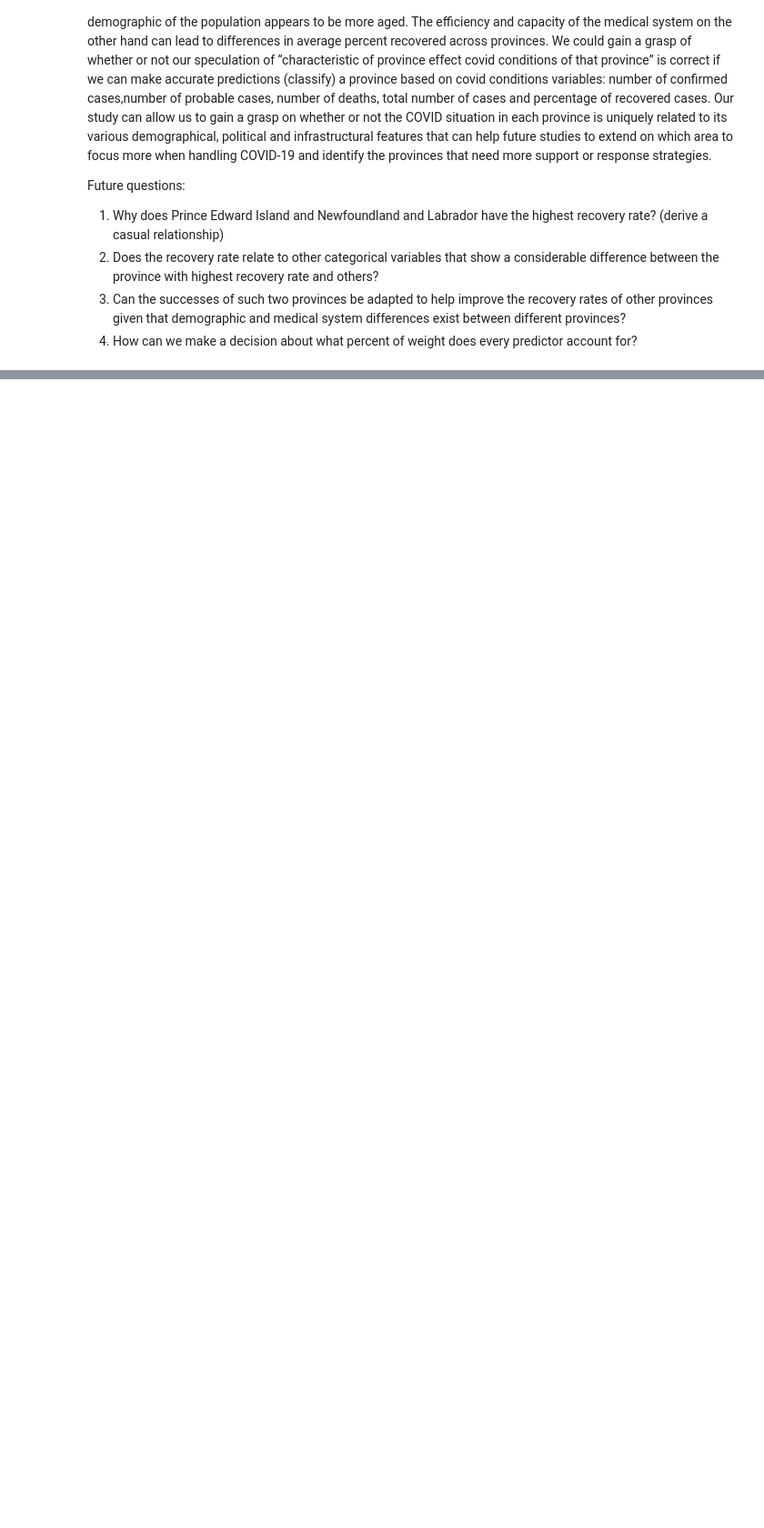
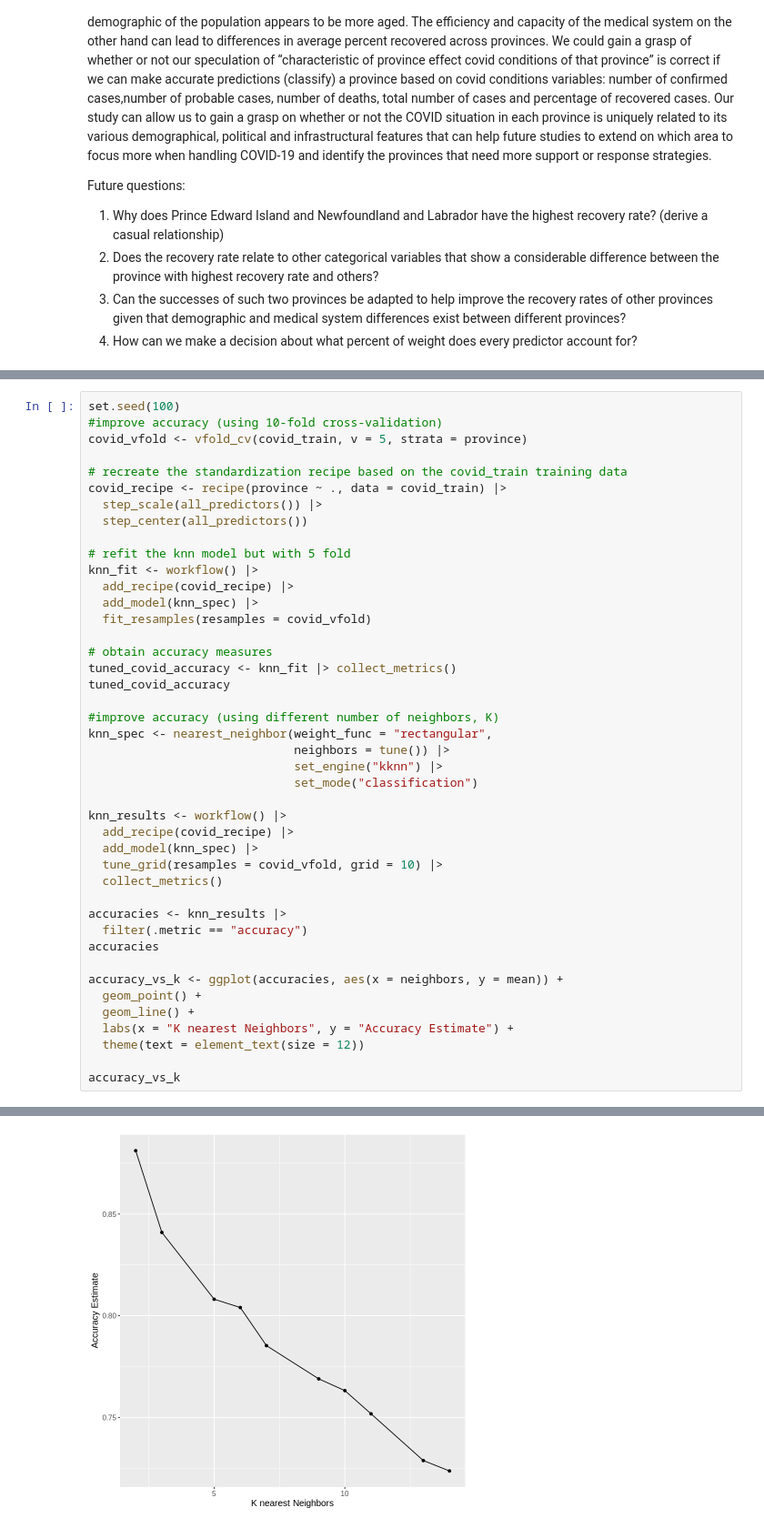
Before and after one commit to mikcblue7/dsci-100-project-group2, a Jupyter notebook: Group-2-Proposal.ipynb, the cells around one changed output, grey strips where cells are left out. Shown: that part at 91% size. Cells and saved outputs as stored; diff of their text form; blank space fills up the shorter version.

```diff
--- a/Group-2-Proposal.ipynb
+++ b/Group-2-Proposal.ipynb
@@ -250,0 +334,44 @@ Future questions:
+# %%
+set.seed(100)
+#improve accuracy (using 10-fold cross-validation)
+covid_vfold <- vfold_cv(covid_train, v = 5, strata = province)
+
+# recreate the standardization recipe based on the covid_train training data
+covid_recipe <- recipe(province ~ ., data = covid_train) |>
+  step_scale(all_predictors()) |>
+  step_center(all_predictors())
+
+# refit the knn model but with 5 fold
+knn_fit <- workflow() |>
+  add_recipe(covid_recipe) |>
+  add_model(knn_spec) |>
+  fit_resamples(resamples = covid_vfold)
+
+# obtain accuracy measures
+tuned_covid_accuracy <- knn_fit |> collect_metrics()
+tuned_covid_accuracy
+
+#improve accuracy (using different number of neighbors, K)
+knn_spec <- nearest_neighbor(weight_func = "rectangular",
+                             neighbors = tune()) |>
+                             set_engine("kknn") |>
+                             set_mode("classification")
+
+knn_results <- workflow() |>
+  add_recipe(covid_recipe) |>
+  add_model(knn_spec) |>
+  tune_grid(resamples = covid_vfold, grid = 10) |>
+  collect_metrics()
+
+accuracies <- knn_results |>
+  filter(.metric == "accuracy")
+accuracies
+
+accuracy_vs_k <- ggplot(accuracies, aes(x = neighbors, y = mean)) +
+  geom_point() +
+  geom_line() +
+  labs(x = "K nearest Neighbors", y = "Accuracy Estimate") +
+  theme(text = element_text(size = 12))
+
+accuracy_vs_k
+# %% [output]
@@ -250,0 +396 @@ Future questions:
+[figure, added]
```
Also changed, not shown: parts of 12 cells of this notebook, 1 other file.
